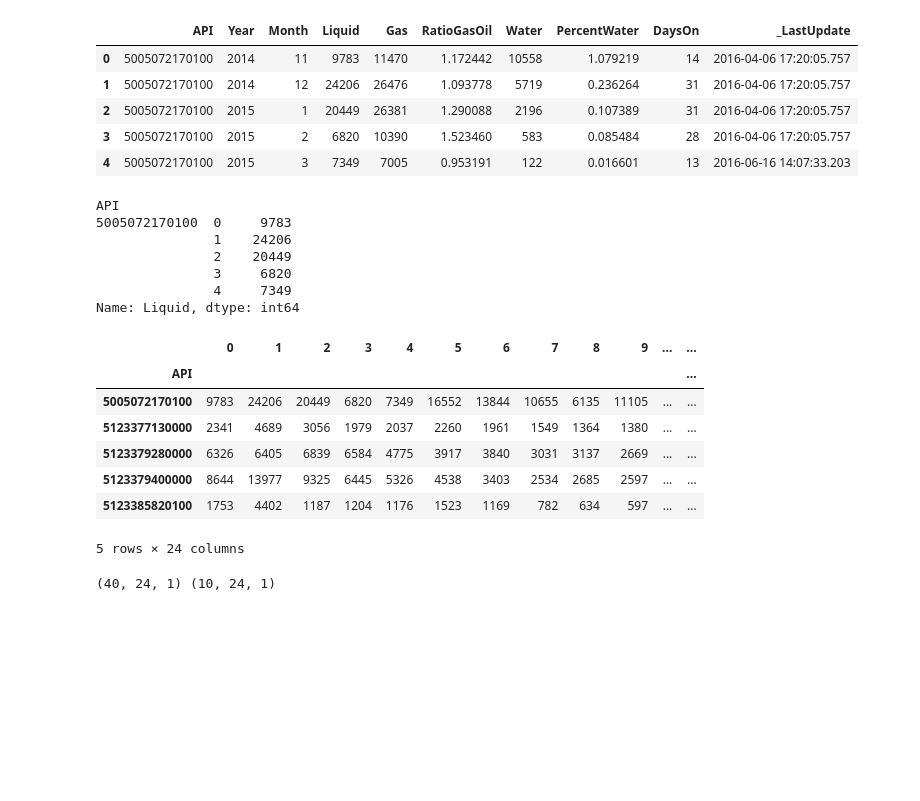
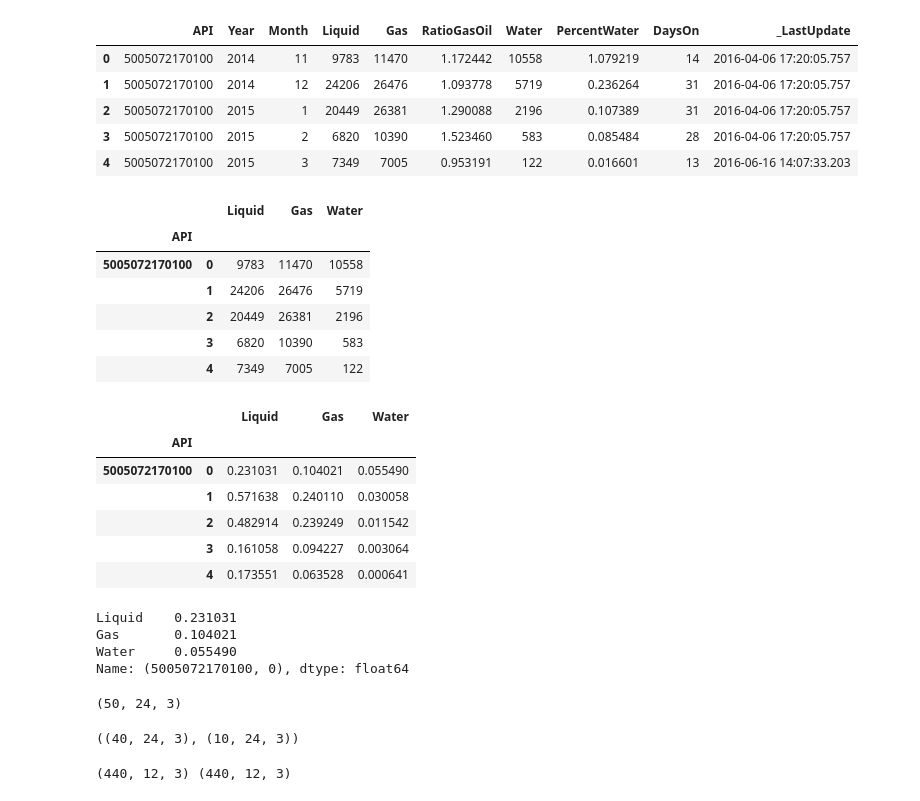
Before and after one commit to Zea-Zee/HWs, a Jupyter notebook: PHC/les13.ipynb, the cells around one changed output. Cells and saved outputs as stored; diff of their text form; code cells hidden in the pictures; blank space fills up the shorter version.

```diff
--- a/PHC/les13.ipynb
+++ b/PHC/les13.ipynb
@@ -19,46 +19,57 @@ df.head()
 | 4 | 5005072170100 | 2015 | 3 | 7349 | 7005 | 0.953191 | 122 | 0.016601 | 13 | 2016-06-16 14:07:33.203 |
 # %%
 # Подготовка данных по добыче
-liquid = df.groupby('API')['Liquid'].apply(lambda df_: df_.reset_index(drop=True))
-liquid.head()
+resources = df.groupby('API')[['Liquid', "Gas", "Water"]].apply(lambda df_: df_.reset_index(drop=True))
+resources.head()
 # %% [output]
-API
-5005072170100  0     9783
-               1    24206
-               2    20449
-               3     6820
-               4     7349
-Name: Liquid, dtype: int64
+|  |  | Liquid | Gas | Water |
+| API |  |  |  |  |
+| 5005072170100 | 0 | 9783 | 11470 | 10558 |
+|  | 1 | 24206 | 26476 | 5719 |
+|  | 2 | 20449 | 26381 | 2196 |
+|  | 3 | 6820 | 10390 | 583 |
+|  | 4 | 7349 | 7005 | 122 |
-# %%
-df_prod = liquid.unstack()
-df_prod.head()
-# %% [output]
-|  | 0 | 1 | 2 | 3 | 4 | 5 | 6 | 7 | 8 | 9 | ... | ... |
-| API |  |  |  |  |  |  |  |  |  |  |  | ... |
-| 5005072170100 | 9783 | 24206 | 20449 | 6820 | 7349 | 16552 | 13844 | 10655 | 6135 | 11105 | ... | ... |
-| 5123377130000 | 2341 | 4689 | 3056 | 1979 | 2037 | 2260 | 1961 | 1549 | 1364 | 1380 | ... | ... |
-| 5123379280000 | 6326 | 6405 | 6839 | 6584 | 4775 | 3917 | 3840 | 3031 | 3137 | 2669 | ... | ... |
-| 5123379400000 | 8644 | 13977 | 9325 | 6445 | 5326 | 4538 | 3403 | 2534 | 2685 | 2597 | ... | ... |
-| 5123385820100 | 1753 | 4402 | 1187 | 1204 | 1176 | 1523 | 1169 | 782 | 634 | 597 | ... | ... |
-5 rows × 24 columns
-# %%
-# Масштабирование и деление на трейн/тест
-data = df_prod.values
-data = data / data.max()
-data = data[:, :, np.newaxis]
-
-data_tr = data[:40]
-data_tst = data[40:]
-print(data_tr.shape, data_tst.shape)
-# %% [output]
-(40, 24, 1) (10, 24, 1)
+# %%
+resources["Liquid"] /= resources["Liquid"].max()
+resources["Gas"] /= resources["Gas"].max()
+resources["Water"] /= resources["Water"].max()
+resources.head()
+# %% [output]
+|  |  | Liquid | Gas | Water |
+| API |  |  |  |  |
+| 5005072170100 | 0 | 0.231031 | 0.104021 | 0.055490 |
+|  | 1 | 0.571638 | 0.240110 | 0.030058 |
+|  | 2 | 0.482914 | 0.239249 | 0.011542 |
+|  | 3 | 0.161058 | 0.094227 | 0.003064 |
+|  | 4 | 0.173551 | 0.063528 | 0.000641 |
+# %%
+resources.iloc[0]
+# %% [output]
+Liquid    0.231031
+Gas       0.104021
+Water     0.055490
+Name: (5005072170100, 0), dtype: float64
+# %%
+data = resources.to_numpy()
+data = data.reshape((50, 24, 3))
+data.shape
+# %% [output]
+(50, 24, 3)
+# %%
+train = data[:40]
+test = data[40:]
+train.shape, test.shape
+# %% [output]
+((40, 24, 3), (10, 24, 3))
 # %%
-x_data = [data_tr[:, i:i+12] for i in range(11)]
-y_data = [data_tr[:, i+1:i+13] for i in range(11)]
+x_data = [train[:, i:i+12] for i in range(11)]
+y_data = [train[:, i+1:i+13] for i in range(11)]
 
 x_data = np.concatenate(x_data, axis=0)
 y_data = np.concatenate(y_data, axis=0)
 print(x_data.shape, y_data.shape)
+# %% [output]
+(440, 12, 3) (440, 12, 3)
 # %%
 tensor_x = torch.Tensor(x_data) # transform to torch tensor
 tensor_y = torch.Tensor(y_data)
```
Also changed, not shown: parts of 6 cells of this notebook, 3 other files.
